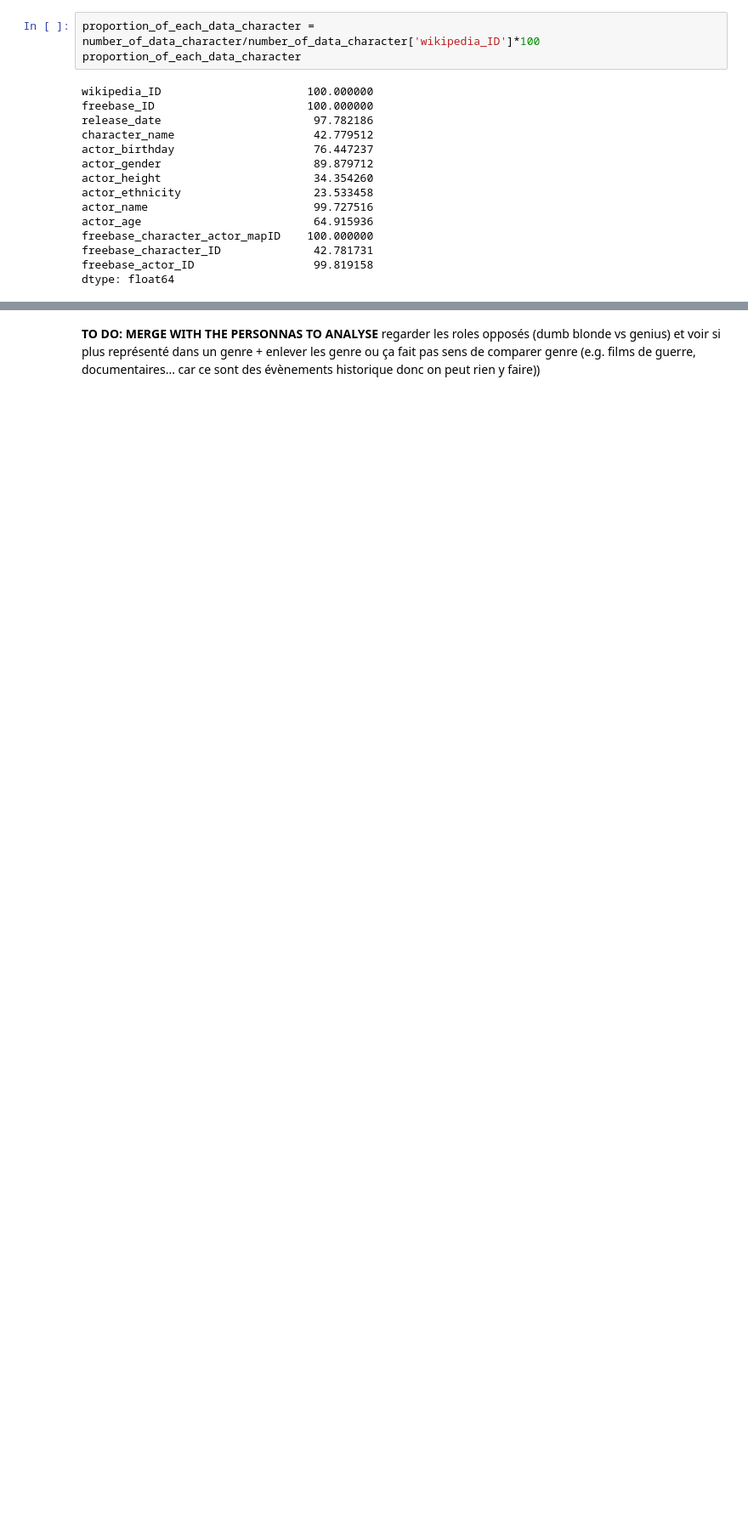
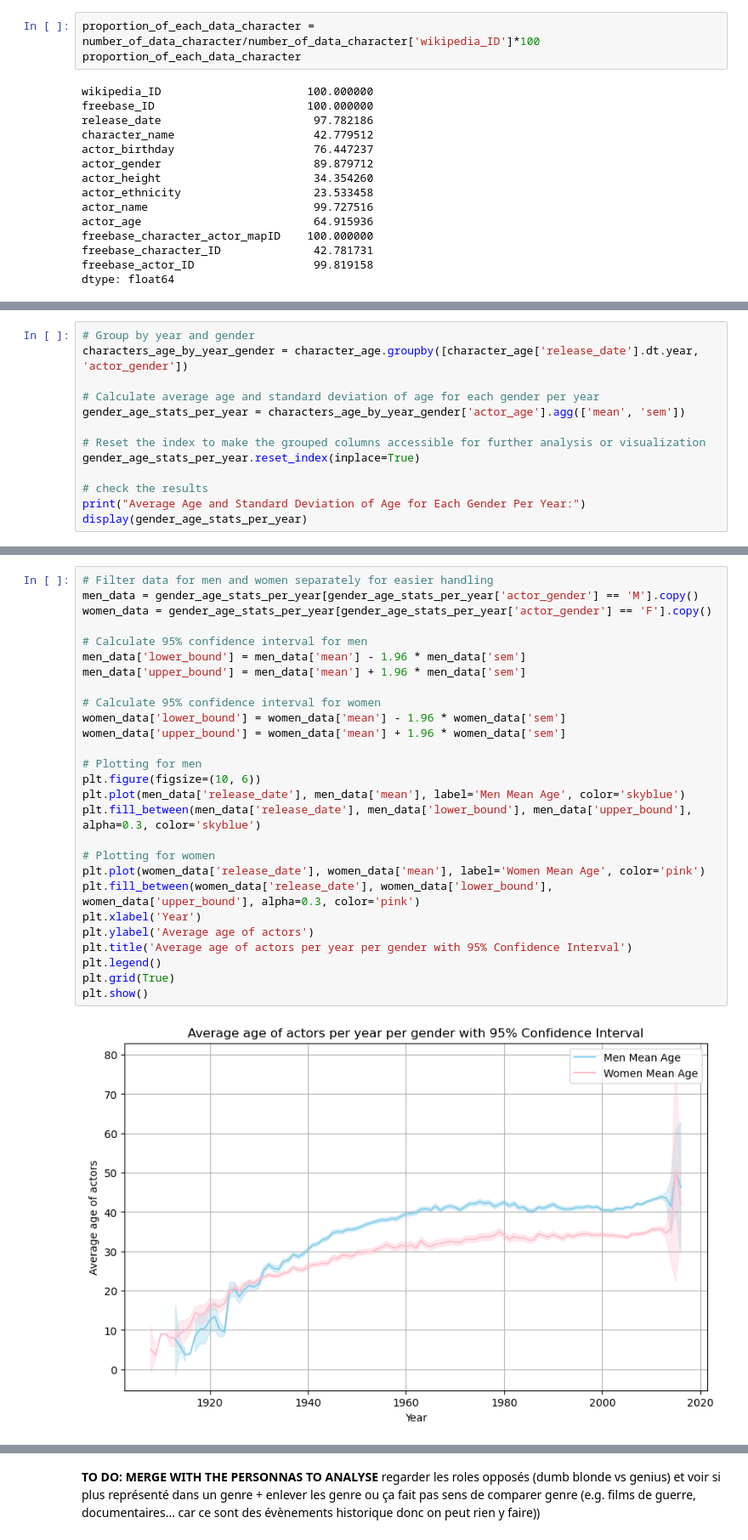
Before and after one commit to epfl-ada/ada-2023-project-badabob, a Jupyter notebook: FirstAnalysis-Victoria.ipynb, the cells around one changed output, grey strips where cells are left out. Shown at 85% size. Cells and saved outputs as stored; diff of their text form; blank space fills up the shorter version.

```diff
--- a/FirstAnalysis-Victoria.ipynb
+++ b/FirstAnalysis-Victoria.ipynb
@@ -554,0 +503,13 @@ Throughout the years, women are significantly younger than men at the 5% signifi
+# %%
+# Group by year and gender
+characters_age_by_year_gender = character_age.groupby([character_age['release_date'].dt.year, 'actor_gender'])
+
+# Calculate average age and standard deviation of age for each gender per year
+gender_age_stats_per_year = characters_age_by_year_gender['actor_age'].agg(['mean', 'sem'])
+
+# Reset the index to make the grouped columns accessible for further analysis or visualization
+gender_age_stats_per_year.reset_index(inplace=True)
+
+# check the results
+print("Average Age and Standard Deviation of Age for Each Gender Per Year:")
+display(gender_age_stats_per_year)
@@ -554,0 +531,29 @@ Throughout the years, women are significantly younger than men at the 5% signifi
+# %%
+# Filter data for men and women separately for easier handling
+men_data = gender_age_stats_per_year[gender_age_stats_per_year['actor_gender'] == 'M'].copy()
+women_data = gender_age_stats_per_year[gender_age_stats_per_year['actor_gender'] == 'F'].copy()
+
+# Calculate 95% confidence interval for men
+men_data['lower_bound'] = men_data['mean'] - 1.96 * men_data['sem']
+men_data['upper_bound'] = men_data['mean'] + 1.96 * men_data['sem']
+
+# Calculate 95% confidence interval for women
+women_data['lower_bound'] = women_data['mean'] - 1.96 * women_data['sem']
+women_data['upper_bound'] = women_data['mean'] + 1.96 * women_data['sem']
+
+# Plotting for men
+plt.figure(figsize=(10, 6))
+plt.plot(men_data['release_date'], men_data['mean'], label='Men Mean Age', color='skyblue')
+plt.fill_between(men_data['release_date'], men_data['lower_bound'], men_data['upper_bound'], alpha=0.3, color='skyblue')
+
+# Plotting for women
+plt.plot(women_data['release_date'], women_data['mean'], label='Women Mean Age', color='pink')
+plt.fill_between(women_data['release_date'], women_data['lower_bound'], women_data['upper_bound'], alpha=0.3, color='pink')
+plt.xlabel('Year')
+plt.ylabel('Average age of actors')
+plt.title('Average age of actors per year per gender with 95% Confidence Interval')
+plt.legend()
+plt.grid(True)
+plt.show()
+# %% [output]
+[figure, added]
```
Also changed, not shown: parts of 60 cells of this notebook.
